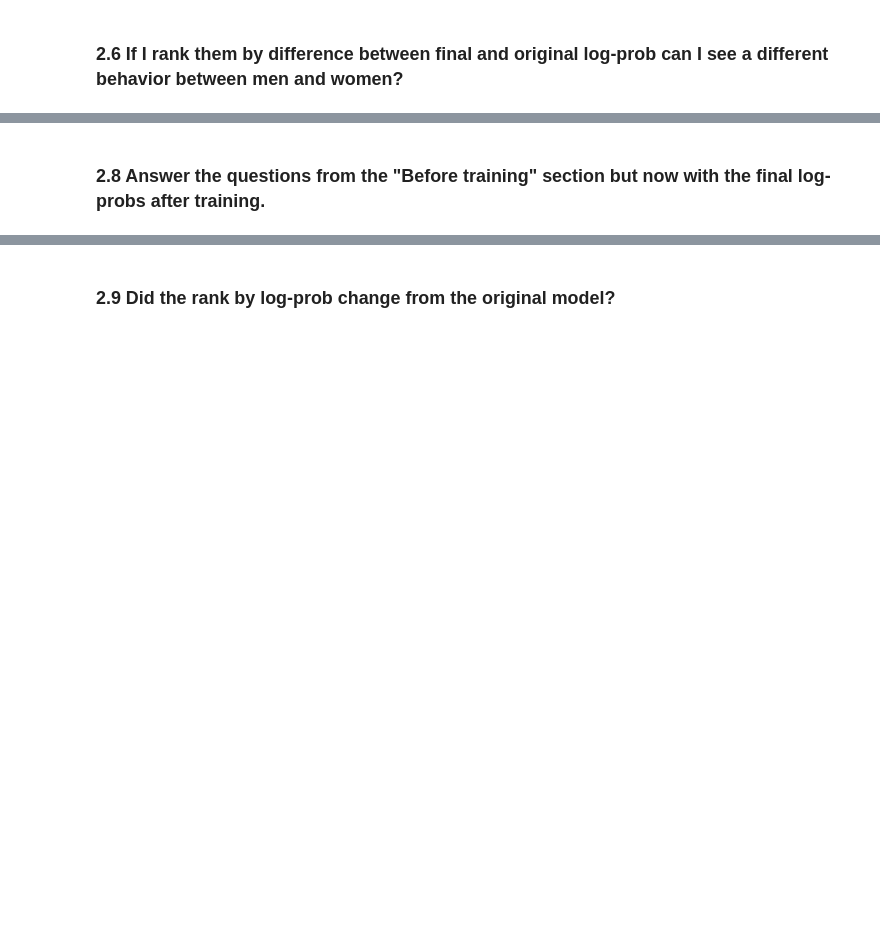
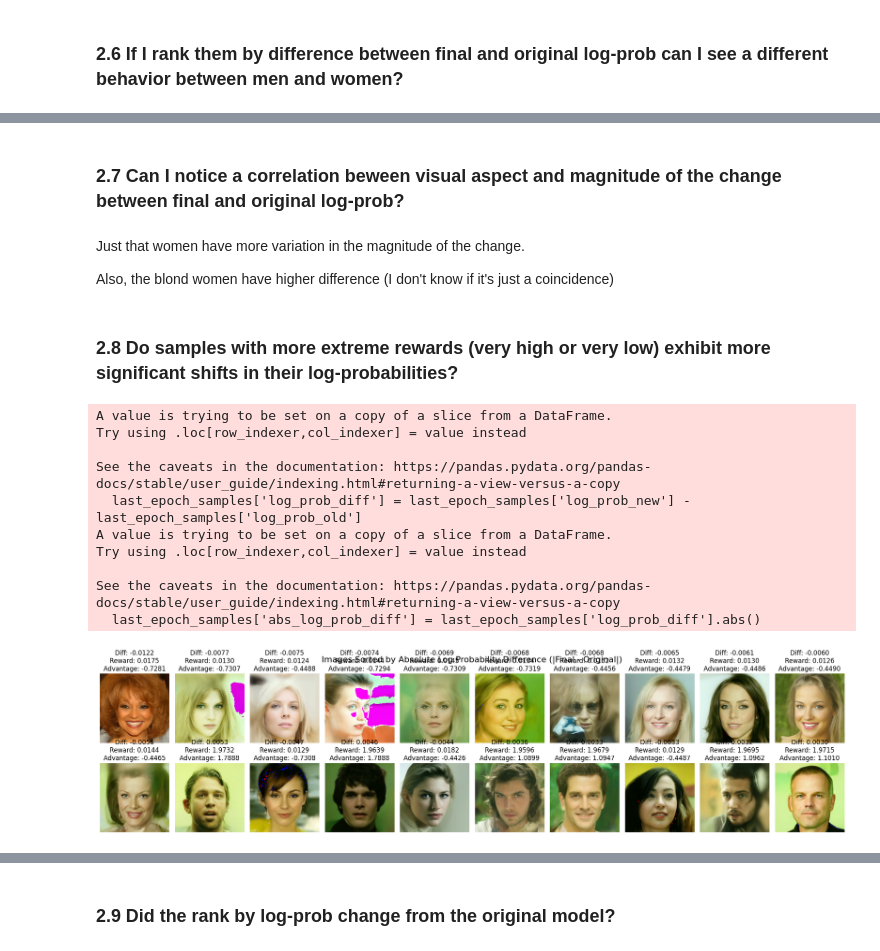
Before and after one commit to AmandaJMendes-CW/Fine-Tuning-Diffusion-Models-With-RL, a Jupyter notebook: analysis.ipynb, the cells around one changed output, grey strips where cells are left out. Saved outputs shown, nothing was run; the diff lists cells and outputs as text; code cells hidden in the pictures; blank space fills up the shorter version.

Commit message:
feat: check if higher rewards lead to higher probability shifts

```diff
--- a/analysis.ipynb
+++ b/analysis.ipynb
@@ -974,2 +970,74 @@ plt.show()
-# %% [markdown]
-### 2.8 Answer the questions from the "Before training" section but now with the final log-probs after training.
+# %% [markdown]
+### 2.7 Can I notice a correlation beween visual aspect and magnitude of the change between final and original log-prob?
+# %% [markdown]
+Just that women have more variation in the magnitude of the change.
+
+Also, the blond women have higher difference (I don't know if it's just a coincidence)
+# %% [markdown]
+### 2.8 Do samples with more extreme rewards (very high or very low) exhibit more significant shifts in their log-probabilities?
+# %%
+# Group by batch, group, sample and sum the log_prob_new
+log_probs_summed = df.groupby(['overall_epoch', 'batch', 'group', 'sample'])[['log_prob_old', 'log_prob_new']].sum().reset_index()
+
+# Merge with other information (sex and reward)
+samples_info = df.drop_duplicates(subset=["overall_epoch", "batch", "group", "sample"])[["overall_epoch", "batch", "group", "sample", "sex", "reward", "advantage"]]
+samples = pd.merge(samples_info, log_probs_summed, on=['overall_epoch', 'batch', 'group', 'sample'])
+# %%
+# Load images for each sample
+sample_images = load_sample_images(samples, os.path.join("experiments", EXPERIMENT_NAME[:-4]))
+
+# Get the last epoch data
+last_epoch = samples['overall_epoch'].max()
+last_epoch_samples = samples[samples['overall_epoch'] == last_epoch]
+
+# Sort samples by absolute difference between old and new log probabilities
+last_epoch_samples['log_prob_diff'] = last_epoch_samples['log_prob_new'] - last_epoch_samples['log_prob_old']
+last_epoch_samples['abs_log_prob_diff'] = last_epoch_samples['log_prob_diff'].abs()
+sorted_samples = last_epoch_samples.sort_values(by='abs_log_prob_diff', ascending=False)
+
+# Display images sorted by absolute log probability difference (descending)
+n_rows = len(sorted_samples) // 10
+fig, axes = plt.subplots(n_rows, 10, figsize=(20, 5))
+axes = axes.flatten()
+
+for i, (_, row) in enumerate(sorted_samples.iterrows()):
+    batch = row['batch']
+    group = row['group']
+    sample = row['sample']
+    sex = row['sex']
+    reward = row['reward']
+    advantage = row['advantage']
+    log_prob_old = row['log_prob_old']
+    log_prob_new = row['log_prob_new']
+    log_prob_diff = row['log_prob_diff']
+
+    # Get the image
+    img_key = (batch, group, sample)
+    if img_key in sample_images:
+        axes[i].imshow(np.array(sample_images[img_key]))
+        axes[i].set_title(f"Diff: {log_prob_diff:.4f}\nReward: {reward:.4f}\nAdvantage: {advantage:.4f}",
+                         fontsize=12)
+        axes[i].axis('off')
+    else:
+        axes[i].text(0.5, 0.5, "Image not found", ha='center', va='center')
+        axes[i].axis('off')
+
+# Add a suptitle to the figure
+fig.suptitle('Images Sorted by Absolute Log Probability Difference (|Final - Original|)', fontsize=16)
+
+plt.tight_layout()
+# Adjust layout to make room for the suptitle
+plt.subplots_adjust(top=0.9)
+plt.show()
+# %% [output]
+A value is trying to be set on a copy of a slice from a DataFrame.
+Try using .loc[row_indexer,col_indexer] = value instead
+
+See the caveats in the documentation: https://pandas.pydata.org/pandas-docs/stable/user_guide/indexing.html#returning-a-view-versus-a-copy
+  last_epoch_samples['log_prob_diff'] = last_epoch_samples['log_prob_new'] - last_epoch_samples['log_prob_old']
+A value is trying to be set on a copy of a slice from a DataFrame.
+Try using .loc[row_indexer,col_indexer] = value instead
+
+See the caveats in the documentation: https://pandas.pydata.org/pandas-docs/stable/user_guide/indexing.html#returning-a-view-versus-a-copy
+  last_epoch_samples['abs_log_prob_diff'] = last_epoch_samples['log_prob_diff'].abs()
+[figure, added]
```
Also changed, not shown: parts of 4 cells of this notebook.
